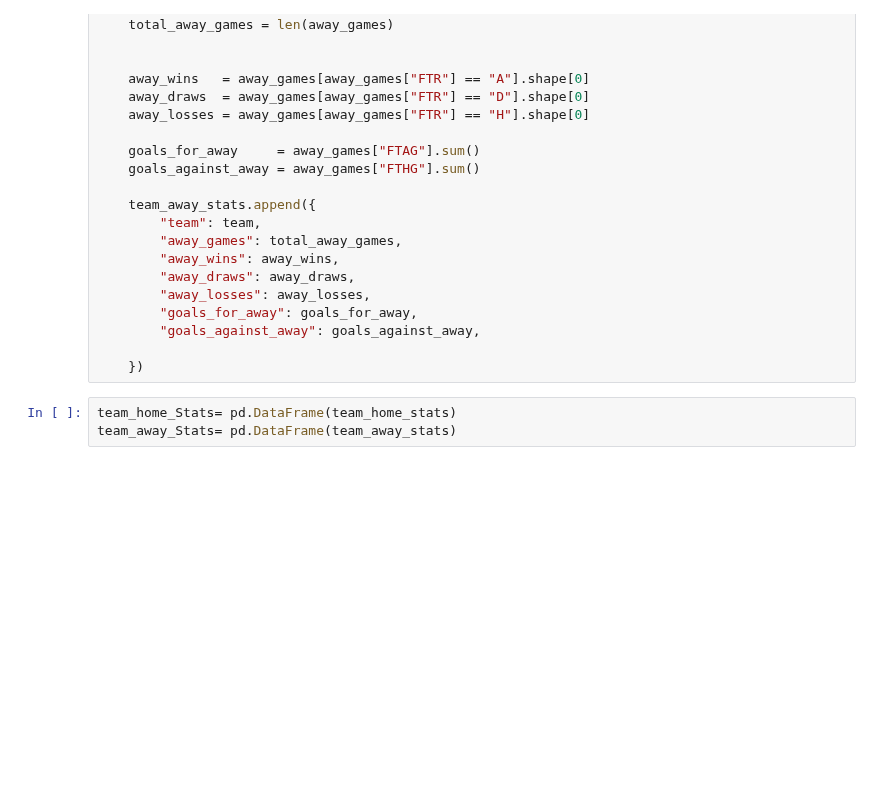
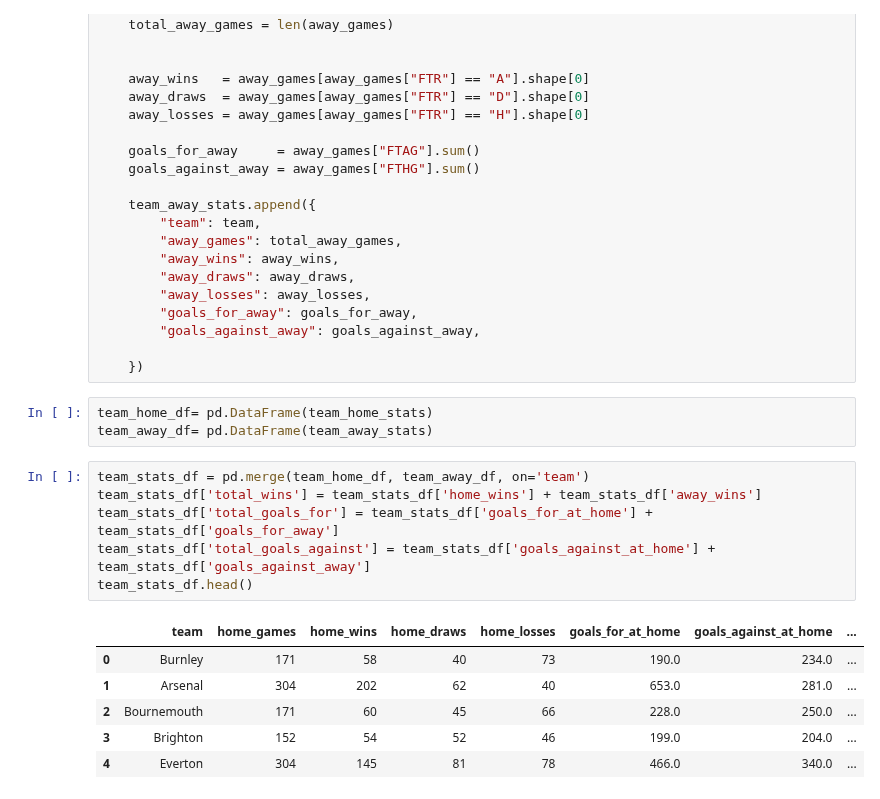
Before and after one commit to Rhode01/Epl-prediction-model, a Jupyter notebook: notebook/main.ipynb, the cells around one changed output. Cells and saved outputs as stored; diff of their text form; blank space fills up the shorter version.

```diff
--- a/notebook/main.ipynb
+++ b/notebook/main.ipynb
@@ -182,5 +182,18 @@ for team in all_teams:
 
     })
 # %%
-team_home_Stats= pd.DataFrame(team_home_stats)
-team_away_Stats= pd.DataFrame(team_away_stats)
+team_home_df= pd.DataFrame(team_home_stats)
+team_away_df= pd.DataFrame(team_away_stats)
+# %%
+team_stats_df = pd.merge(team_home_df, team_away_df, on='team')
+team_stats_df['total_wins'] = team_stats_df['home_wins'] + team_stats_df['away_wins']
+team_stats_df['total_goals_for'] = team_stats_df['goals_for_at_home'] + team_stats_df['goals_for_away']
+team_stats_df['total_goals_against'] = team_stats_df['goals_against_at_home'] + team_stats_df['goals_against_away']
+team_stats_df.head()
+# %% [output]
+|  | team | home_games | home_wins | home_draws | home_losses | goals_for_at_home | goals_against_at_home | ... |
+| 0 | Burnley | 171 | 58 | 40 | 73 | 190.0 | 234.0 | ... |
+| 1 | Arsenal | 304 | 202 | 62 | 40 | 653.0 | 281.0 | ... |
+| 2 | Bournemouth | 171 | 60 | 45 | 66 | 228.0 | 250.0 | ... |
+| 3 | Brighton | 152 | 54 | 52 | 46 | 199.0 | 204.0 | ... |
+| 4 | Everton | 304 | 145 | 81 | 78 | 466.0 | 340.0 | ... |
```
Also changed, not shown: parts of 1 cell of this notebook.
